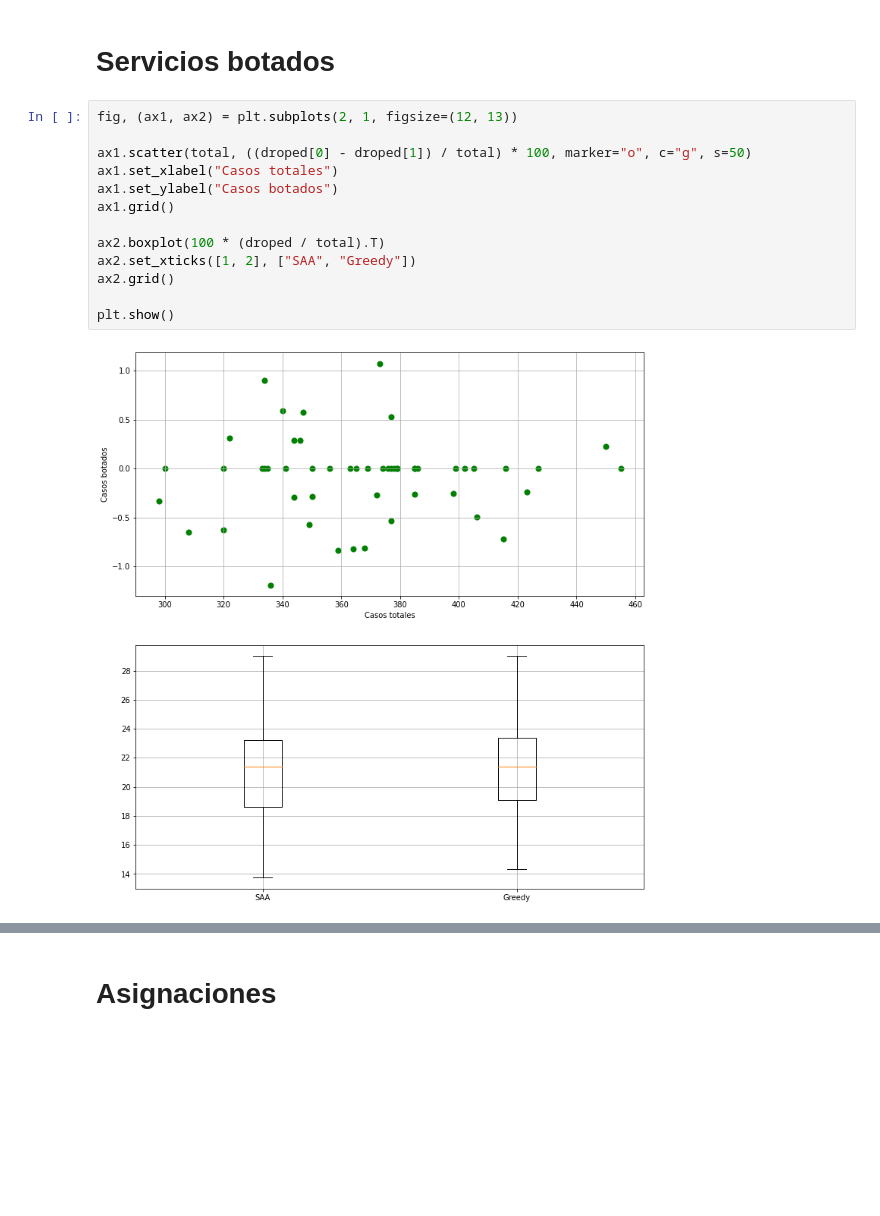
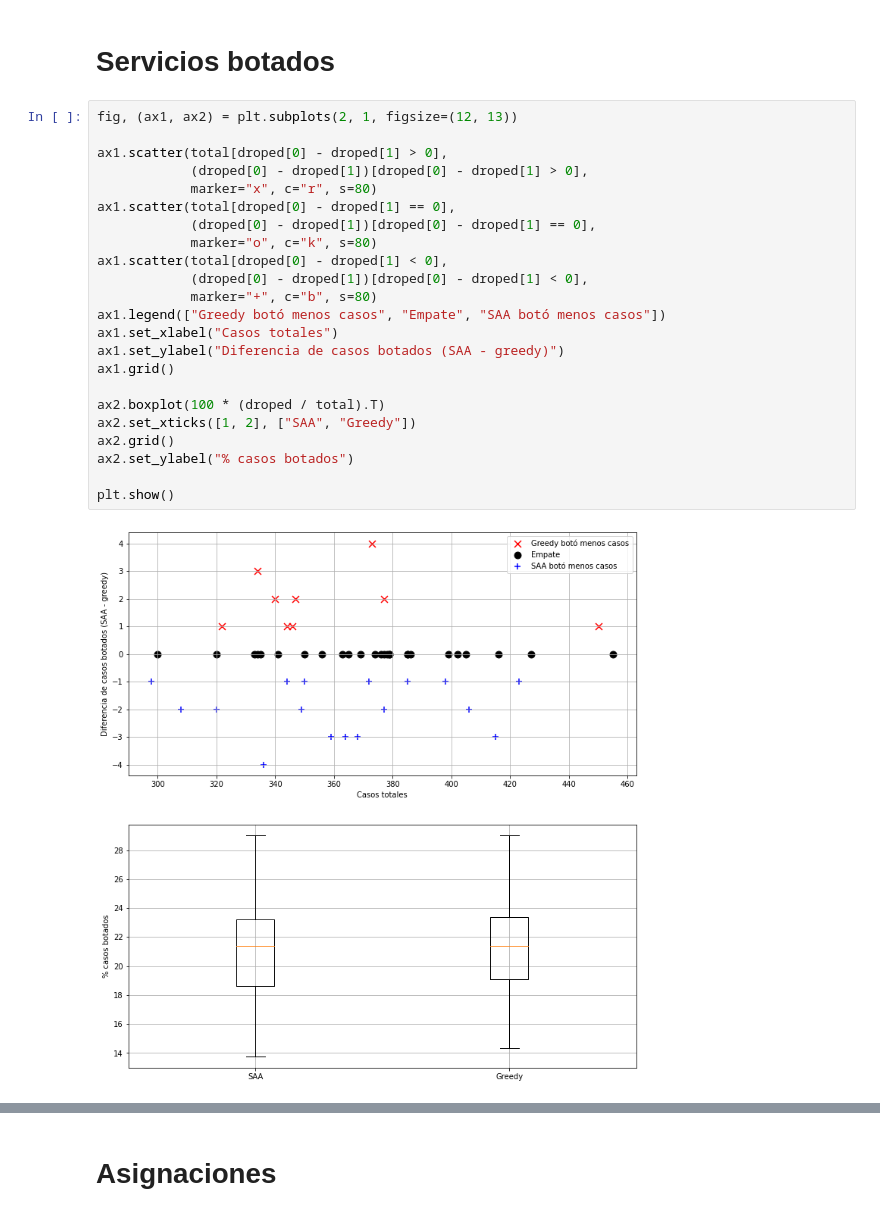
Before and after one commit to jac-34/capstone, a Jupyter notebook: simulationv2/experimento 1.ipynb, the cells around one changed output, grey strips where cells are left out. Drawn from its saved outputs; the diff is of its cells as text; blank space fills up the shorter version.

```diff
--- a/simulationv2/experimento 1.ipynb
+++ b/simulationv2/experimento 1.ipynb
@@ -163,16 +172,26 @@ Casi no hay correlacion entre la cantidad de servicios que llegaron en el año y
 # %%
 fig, (ax1, ax2) = plt.subplots(2, 1, figsize=(12, 13))
 
-ax1.scatter(total, ((droped[0] - droped[1]) / total) * 100, marker="o", c="g", s=50)
+ax1.scatter(total[droped[0] - droped[1] > 0],
+            (droped[0] - droped[1])[droped[0] - droped[1] > 0],
+            marker="x", c="r", s=80)
+ax1.scatter(total[droped[0] - droped[1] == 0],
+            (droped[0] - droped[1])[droped[0] - droped[1] == 0],
+            marker="o", c="k", s=80)
+ax1.scatter(total[droped[0] - droped[1] < 0],
+            (droped[0] - droped[1])[droped[0] - droped[1] < 0],
+            marker="+", c="b", s=80)
+ax1.legend(["Greedy botó menos casos", "Empate", "SAA botó menos casos"])
 ax1.set_xlabel("Casos totales")
-ax1.set_ylabel("Casos botados")
+ax1.set_ylabel("Diferencia de casos botados (SAA - greedy)")
 ax1.grid()
 
 ax2.boxplot(100 * (droped / total).T)
 ax2.set_xticks([1, 2], ["SAA", "Greedy"])
 ax2.grid()
+ax2.set_ylabel("% casos botados")
 
 plt.show()
 # %% [output]
-[figure, old version]
+[figure, new version]
 # %%
```
Also changed, not shown: parts of 7 cells of this notebook, 6 other files.
